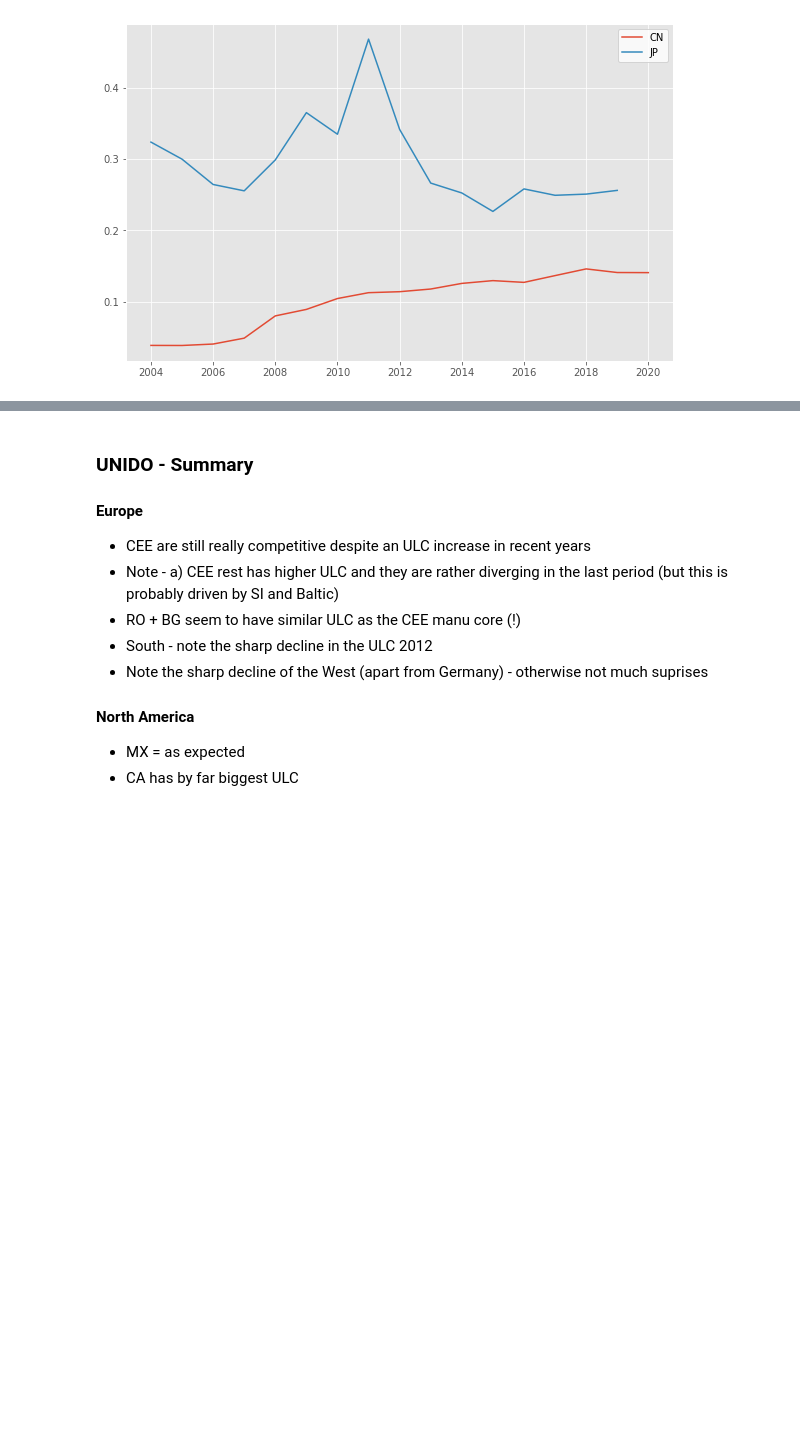
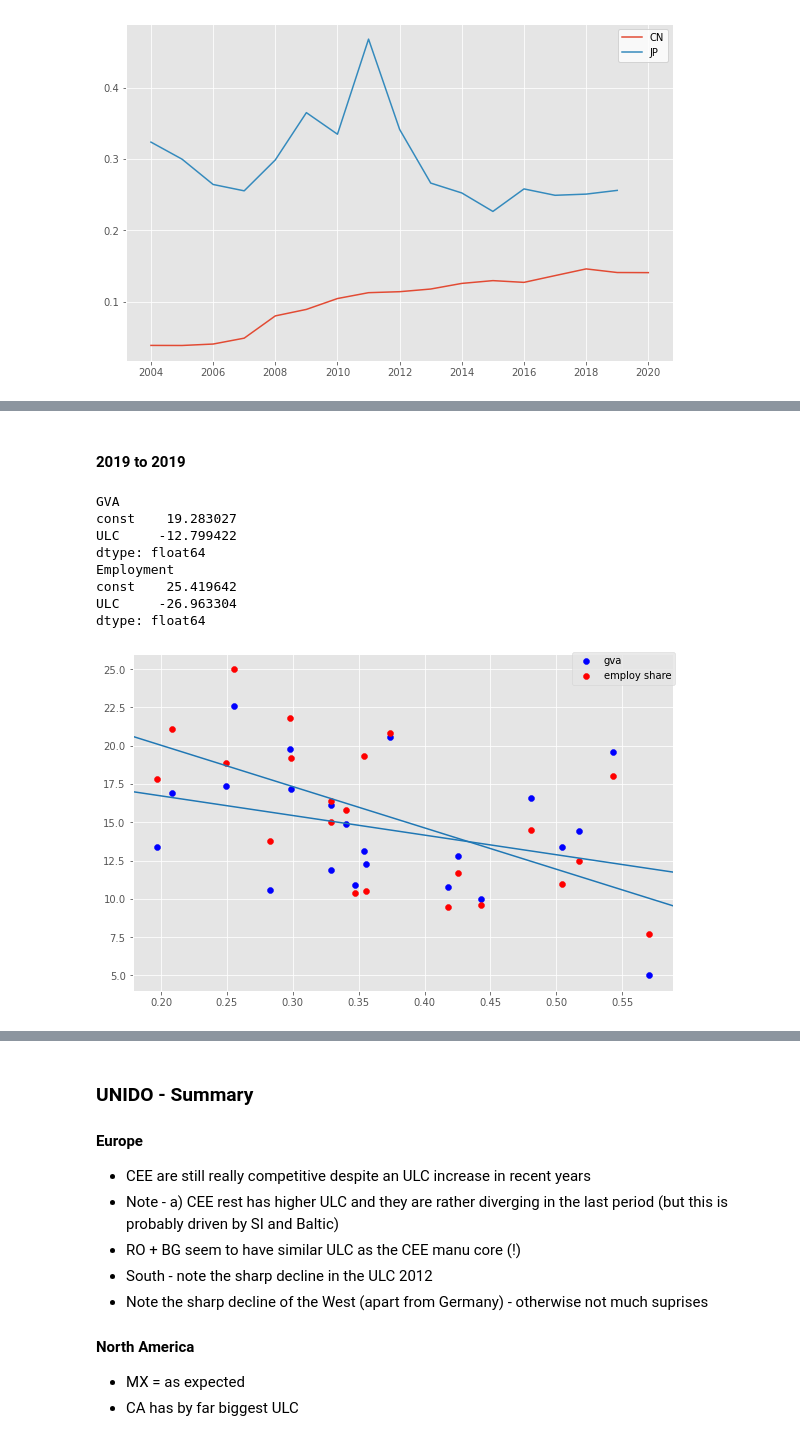
Before and after one commit to JanPintera/ad_hocPy, a Jupyter notebook: cee_competitiveness/CEE_competitivness.ipynb, the cells around one changed output, grey strips where cells are left out. Cells and saved outputs as stored; diff of their text form; code cells hidden in the pictures; blank space fills up the shorter version.

Commit message:
[26-11-2022] adding ULC-Manu specialisation analysis

```diff
--- a/cee_competitiveness/CEE_competitivness.ipynb
+++ b/cee_competitiveness/CEE_competitivness.ipynb
@@ -504,0 +467,14 @@ ax.legend()
+# %%
+manu_spec_ulc = unido_ulc.merge(spec_employ, left_on=['country_code', 'year'], right_on=['Country', 'year'])
+manu_spec_ulc = manu_spec_ulc.merge(spec_gva, left_on=['country_code', 'year'], right_on=['Country', 'year'])[['country_code', 'ULC', 'year', 'country_name', 'employ_share', 'gva_share']]
+
+manu_spec_ulc = manu_spec_ulc.merge(manu_spec_ulc[(manu_spec_ulc['year'] == 2005)][['ULC', 'country_code', 'employ_share', 'gva_share']],
+                                    on='country_code', suffixes=[None, '_05'])
+manu_spec_ulc['ULC_diff_19_05'] = manu_spec_ulc['ULC'] - manu_spec_ulc['ULC_05']
+manu_spec_ulc['employ_share_diff_19_05'] = manu_spec_ulc['employ_share'] - manu_spec_ulc['employ_share_05']
+manu_spec_ulc['gva_share_diff_19_05'] = manu_spec_ulc['gva_share'] - manu_spec_ulc['gva_share_05']
+
+
+manu_spec_ulc_eu_19 = manu_spec_ulc[(manu_spec_ulc['year'] == 2019) & (manu_spec_ulc['country_code'].isin(eu.keys()))]
+manu_spec_ulc_19 = manu_spec_ulc[(manu_spec_ulc['year'] == 2019) & (manu_spec_ulc['country_code'] != 'RS')].dropna()
+manu_spec_ulc_19.sort_values('ULC')
@@ -504,0 +499,25 @@ ax.legend()
+# %% [markdown]
+#### 2019 to 2019
+# %%
+with plt.style.context('ggplot'):
+    fig, ax = plt.subplots(constrained_layout=True, figsize=(8, 5))
+
+    print('GVA')
+    ax.scatter(manu_spec_ulc_eu_19['ULC'], manu_spec_ulc_eu_19['gva_share'], label = 'gva', c='b')
+    plot_ols_trend(manu_spec_ulc_eu_19['gva_share'], manu_spec_ulc_eu_19['ULC'], ax)
+
+    print('Employment')
+    ax.scatter(manu_spec_ulc_eu_19['ULC'], manu_spec_ulc_eu_19['employ_share'], label = 'employ share', c='r')
+    plot_ols_trend(manu_spec_ulc_eu_19['employ_share'], manu_spec_ulc_eu_19['ULC'], ax)
+
+    fig.legend()
+# %% [output]
+GVA
+const    19.283027
+ULC     -12.799422
+dtype: float64
+Employment
+const    25.419642
+ULC     -26.963304
+dtype: float64
+[figure, added]
```
Also changed, not shown: parts of 19 cells of this notebook, 1 other file.
